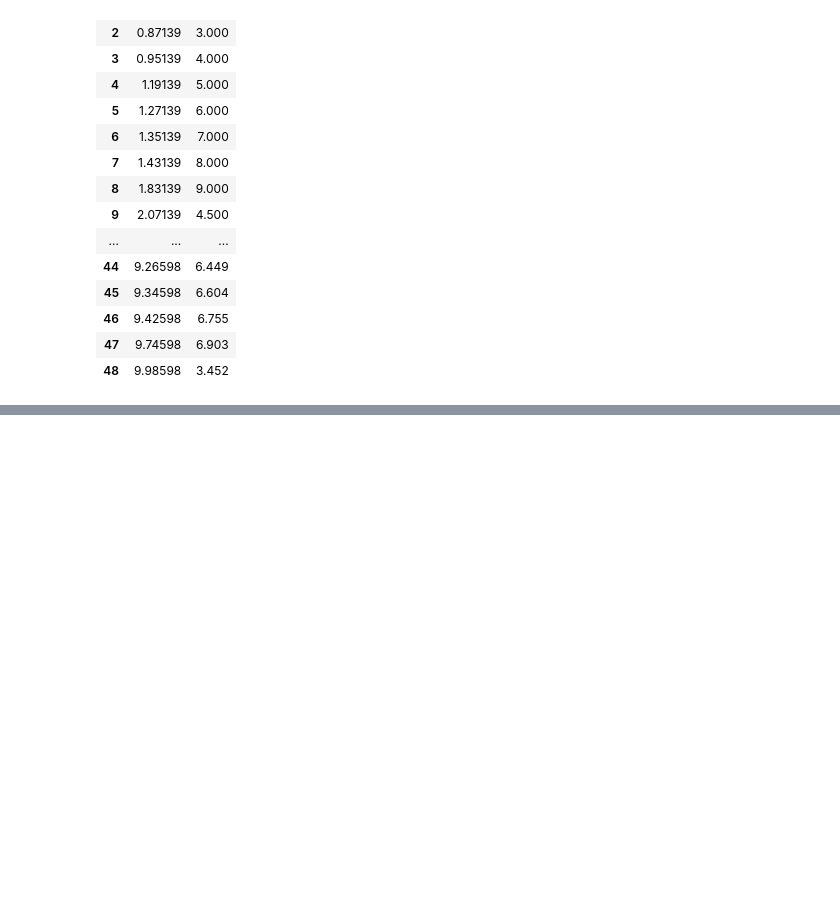
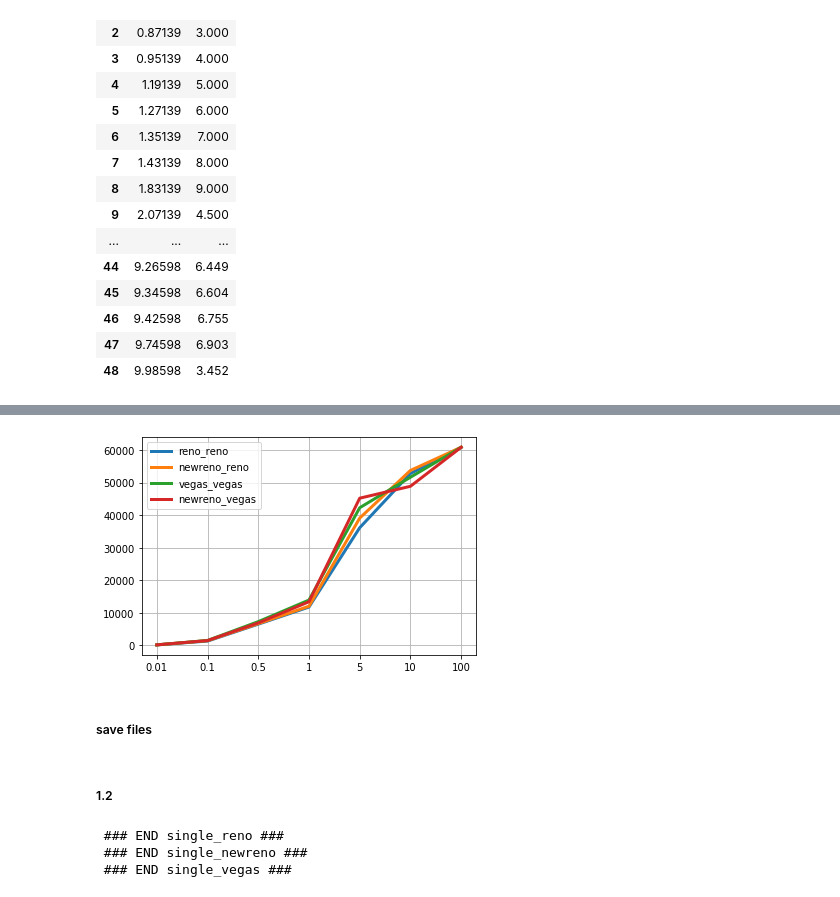
Before and after one commit to TakGlobus/class, a Jupyter notebook: networking/homework/practice/hw_test1/100_analysis_outputs.ipynb, the cells around one changed output, grey strips where cells are left out. Saved outputs shown, nothing was run; the diff lists cells and outputs as text; code cells hidden in the pictures; blank space fills up the shorter version.

```diff
--- a/networking/homework/practice/hw_test1/100_analysis_outputs.ipynb
+++ b/networking/homework/practice/hw_test1/100_analysis_outputs.ipynb
@@ -184,0 +263,14 @@ gp.p('pygnu.eps')
+# %%
+### avg bandwith
+plt.figure()
+for i in range(4):
+    x = [i for i in range(len(bandwidths))]
+    plt.plot(avg_bds[i, :], color='C{}'.format(i), label=expdirname[i], linewidth=3)
+    plt.xticks(x, bandwidths)
+plt.grid(True)
+plt.legend()
+plt.show()
+# %% [output]
+[figure, added]
+# %% [markdown]
+##### save files
@@ -184,0 +285,2 @@ gp.p('pygnu.eps')
+# %% [markdown]
+##### 1.2
@@ -184,0 +293,19 @@ gp.p('pygnu.eps')
+# %%
+loss_rates = np.zeros((len(expdirname), len(bandwidths))).astype(np.float64)
+avg_bds = np.zeros((len(expdirname), len(bandwidths))).astype(np.float64)
+for idx, iexpdir in enumerate(expdirname):
+    for jdx, ibandwidth in enumerate(bandwidths):
+
+        # get file content
+        basefname = 'out_'+ibandwidth+'Mb.tr'
+        ifile = os.path.join('./'+iexpdir, basefname)
+        drops, acks = get_tcpfile(ifile)
+
+        loss_rate, avg_bandwidth = compute_loss_bd(drops, acks)
+        loss_rates[idx, jdx] = loss_rate
+        avg_bds[idx, jdx] = avg_bandwidth
+    print(" ### END {} ###".format(iexpdir))
+# %% [output]
+ ### END single_reno ###
+ ### END single_newreno ###
+ ### END single_vegas ###
```
Also changed, not shown: parts of 24 cells of this notebook, 1 other file.
